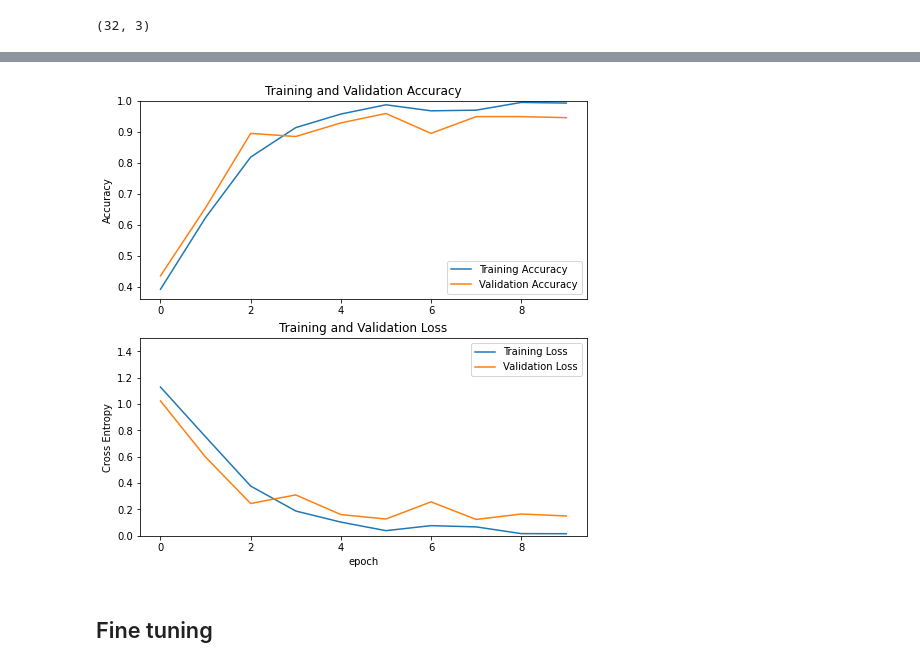
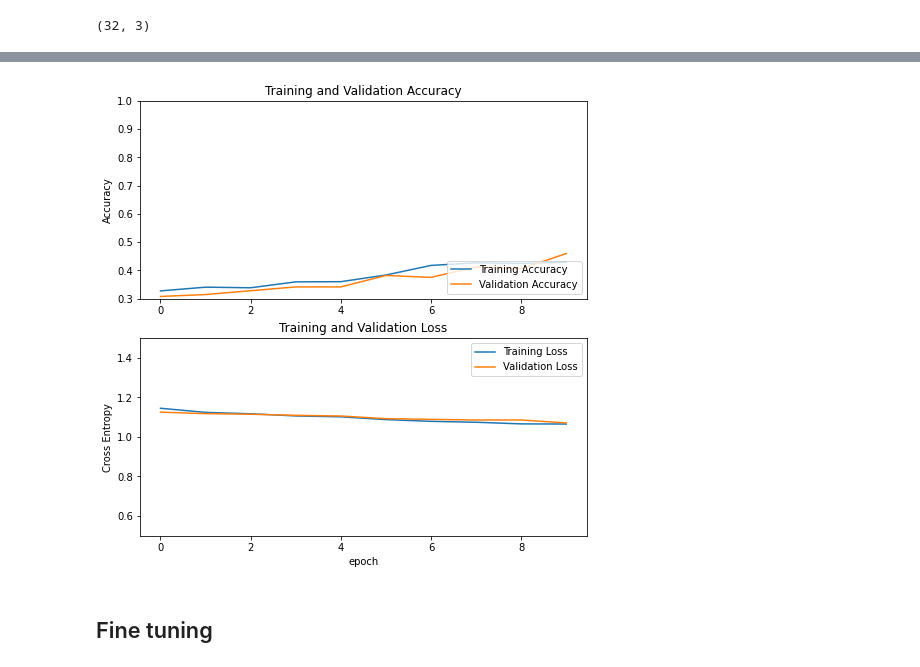
Before and after one commit to softMonkeys/Sim2Real, a Jupyter notebook: ML Code/end_to_end_ML/mobileNet_v2.ipynb, the cells around one changed output, grey strips where cells are left out. Drawn from its saved outputs; the diff is of its cells as text; code cells hidden in the pictures.

```diff
--- a/ML Code/end_to_end_ML/mobileNet_v2.ipynb
+++ b/ML Code/end_to_end_ML/mobileNet_v2.ipynb
@@ -209,7 +207,7 @@ print(feature_batch_average.shape)
 (32, 1280)
 # %%
 #prediction (output) layer
-prediction_layer = tf.keras.layers.Dense(num_classes)
+prediction_layer = tf.keras.layers.Dense(num_classes, activation='softmax')
 prediction_batch = prediction_layer(feature_batch_average)
 print(prediction_batch.shape)
 # %% [output]
@@ -318,30 +316,30 @@ Epoch 10/10
 # %%
 acc = history.history['accuracy']
 val_acc = history.history['val_accuracy']
 
 loss = history.history['loss']
 val_loss = history.history['val_loss']
 
 plt.figure(figsize=(8, 8))
 plt.subplot(2, 1, 1)
 plt.plot(acc, label='Training Accuracy')
 plt.plot(val_acc, label='Validation Accuracy')
 plt.legend(loc='lower right')
 plt.ylabel('Accuracy')
 plt.ylim([min(plt.ylim()),1])
 plt.title('Training and Validation Accuracy')
 
 plt.subplot(2, 1, 2)
 plt.plot(loss, label='Training Loss')
 plt.plot(val_loss, label='Validation Loss')
 plt.legend(loc='upper right')
 plt.ylabel('Cross Entropy')
-plt.ylim([0,1.5])
+plt.ylim([0.5,1.5])
 plt.title('Training and Validation Loss')
 plt.xlabel('epoch')
 plt.show()
 # %% [output]
-[figure, old version]
+[figure, new version]
 # %% [markdown]
 ## Fine tuning
 # %% [markdown]
```
Also changed, not shown: parts of 20 cells of this notebook.
